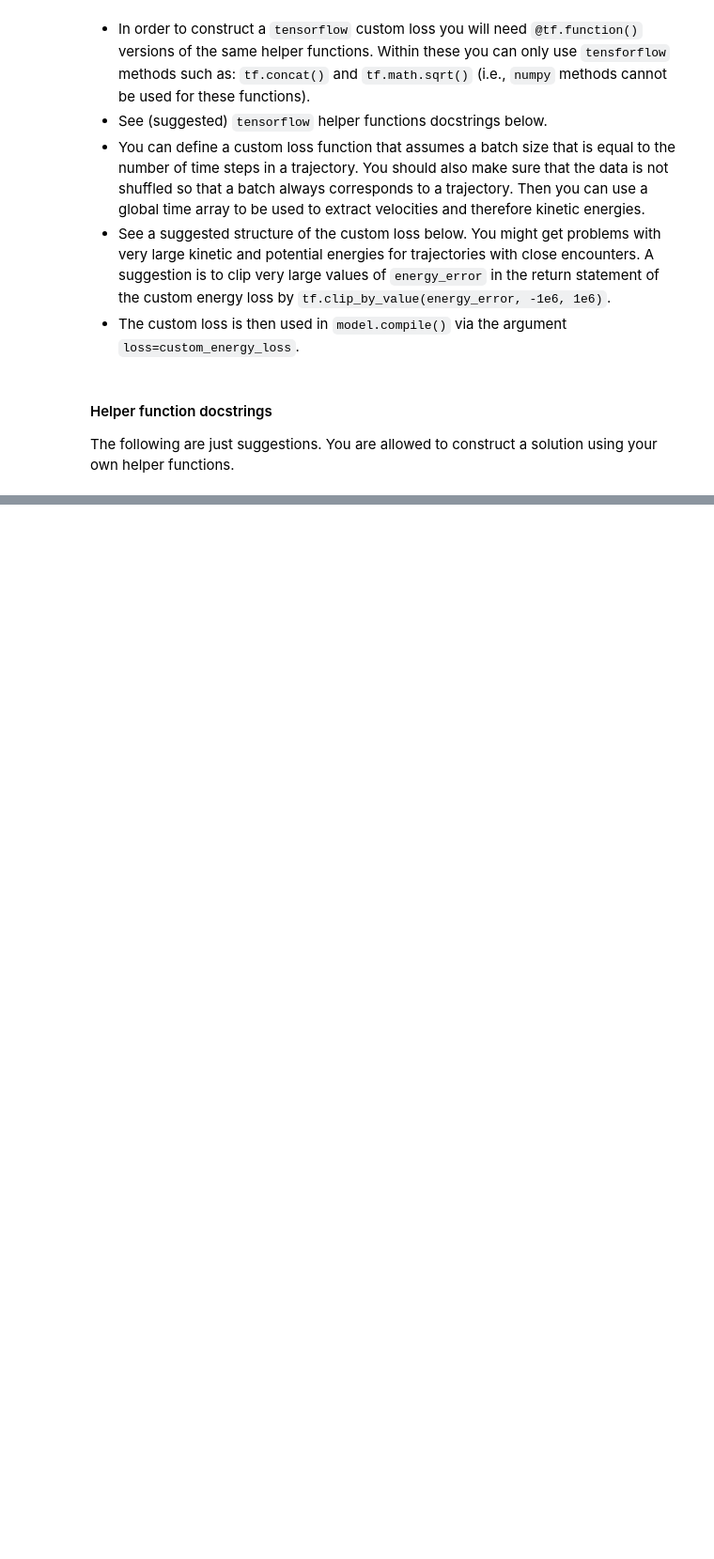
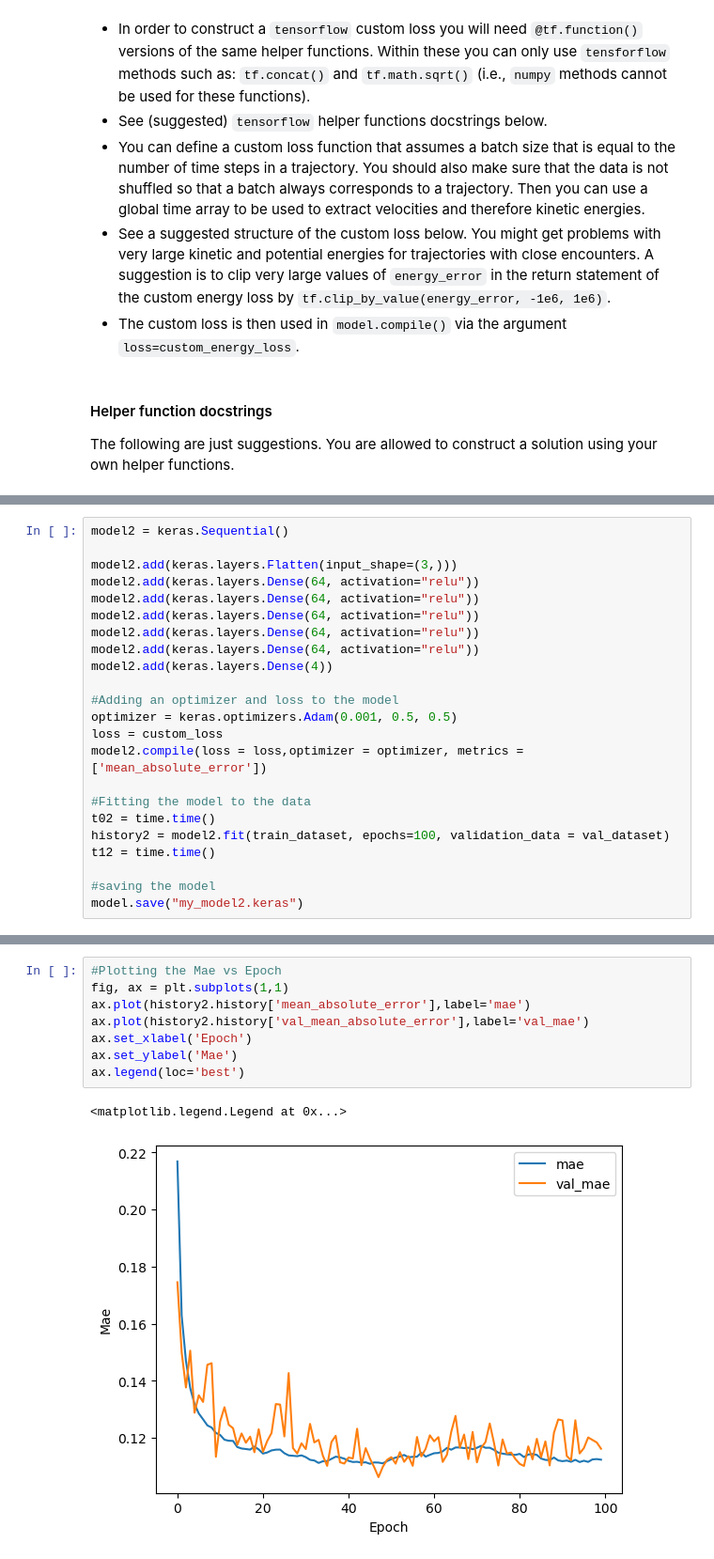
Before and after one commit to charbelnemer/tif285_project2, a Jupyter notebook: TIF285_Project2.ipynb, the cells around one changed output, grey strips where cells are left out. Shown at 94% size. Saved outputs shown, nothing was run; the diff lists cells and outputs as text; blank space fills up the shorter version.

```diff
--- a/TIF285_Project2.ipynb
+++ b/TIF285_Project2.ipynb
@@ -775,0 +856,23 @@ def custom_loss(y, y_pred):
+# %%
+model2 = keras.Sequential()
+
+model2.add(keras.layers.Flatten(input_shape=(3,)))
+model2.add(keras.layers.Dense(64, activation="relu"))
+model2.add(keras.layers.Dense(64, activation="relu"))
+model2.add(keras.layers.Dense(64, activation="relu"))
+model2.add(keras.layers.Dense(64, activation="relu"))
+model2.add(keras.layers.Dense(64, activation="relu"))
+model2.add(keras.layers.Dense(4))
+
+#Adding an optimizer and loss to the model
+optimizer = keras.optimizers.Adam(0.001, 0.5, 0.5)
+loss = custom_loss
+model2.compile(loss = loss,optimizer = optimizer, metrics = ['mean_absolute_error'])
+
+#Fitting the model to the data
+t02 = time.time()
+history2 = model2.fit(train_dataset, epochs=100, validation_data = val_dataset)
+t12 = time.time()
+
+#saving the model
+model.save("my_model2.keras")
@@ -775,0 +897,11 @@ def custom_loss(y, y_pred):
+# %%
+#Plotting the Mae vs Epoch
+fig, ax = plt.subplots(1,1)
+ax.plot(history2.history['mean_absolute_error'],label='mae')
+ax.plot(history2.history['val_mean_absolute_error'],label='val_mae')
+ax.set_xlabel('Epoch')
+ax.set_ylabel('Mae')
+ax.legend(loc='best')
+# %% [output]
+<matplotlib.legend.Legend at 0x...>
+[figure, added]
```
Also changed, not shown: parts of 10 cells of this notebook, 1 other file.
